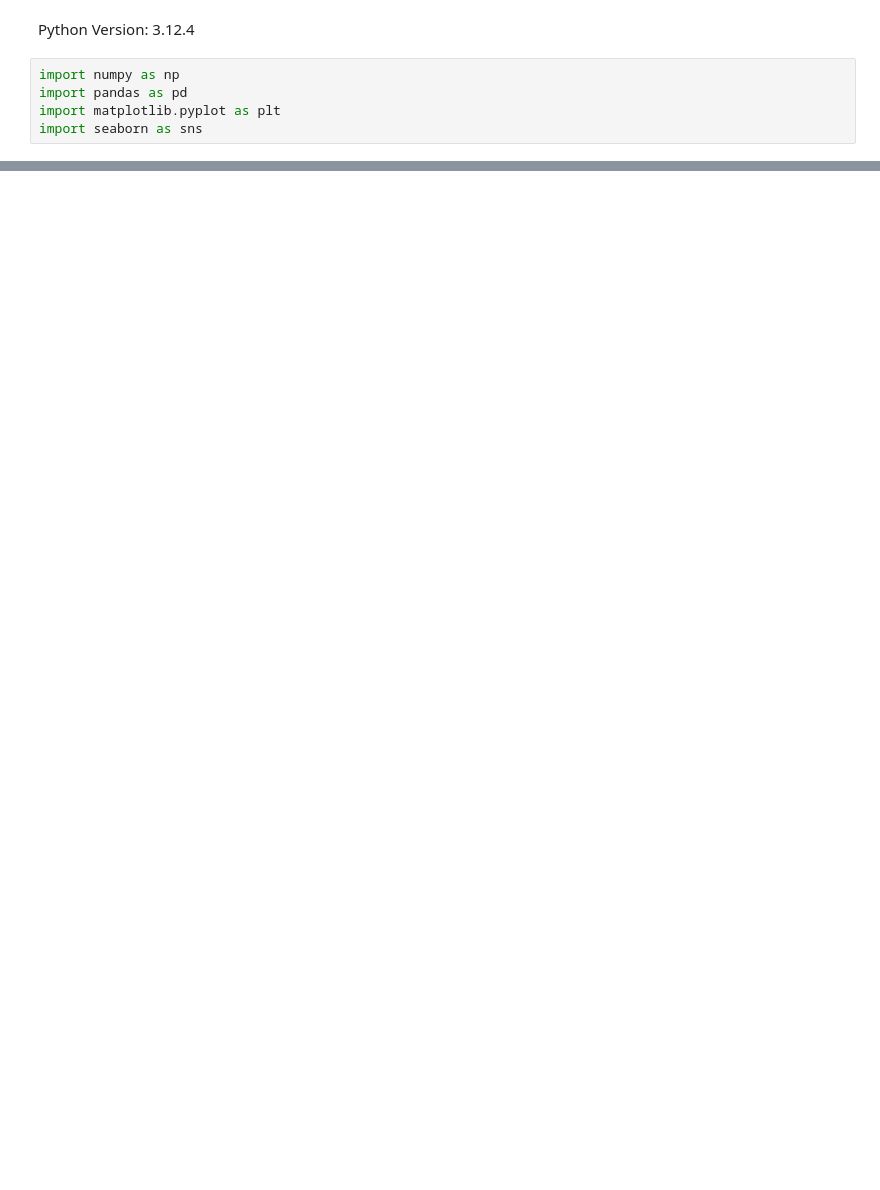
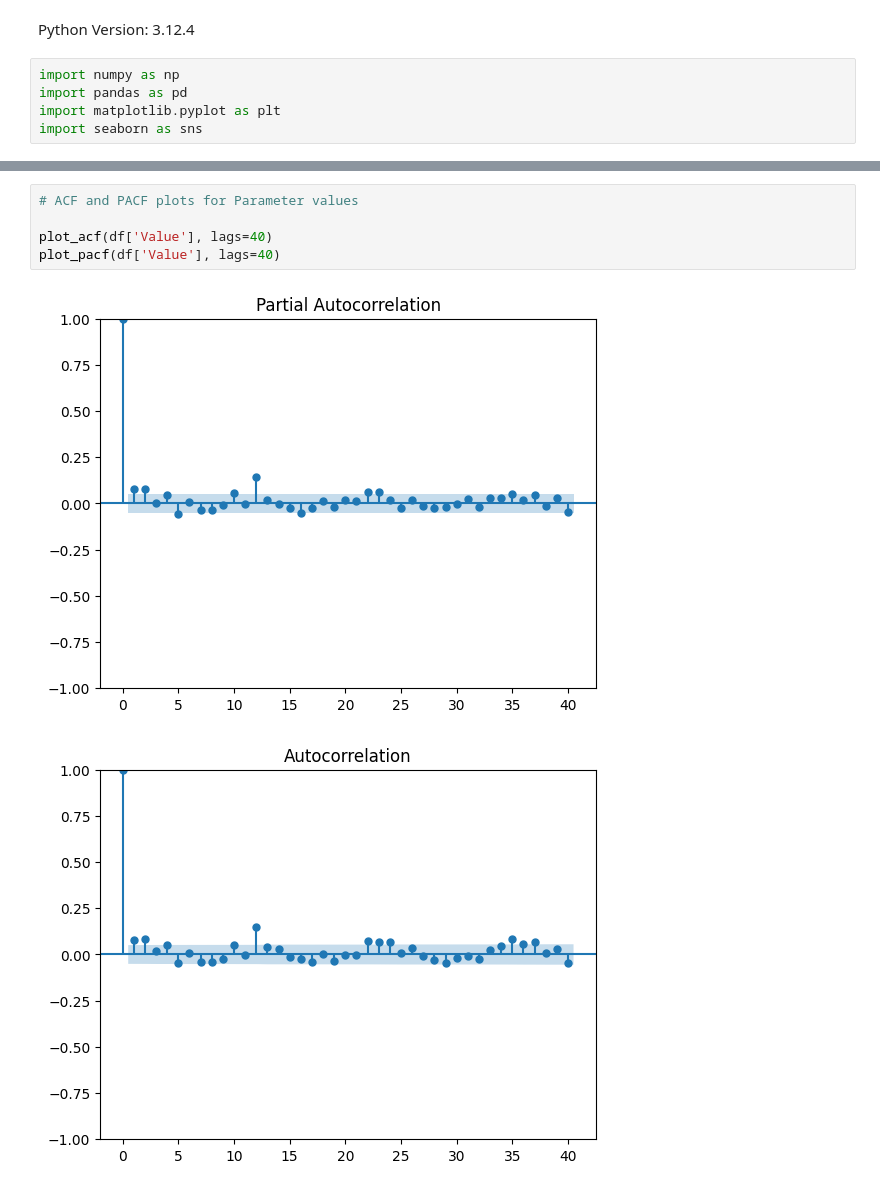
Before and after one commit to phipyao/ds4002-project-2, a Jupyter notebook: SCRIPTS/code-2.ipynb, the cells around one changed output, grey strips where cells are left out. Drawn from its saved outputs; the diff is of its cells as text; blank space fills up the shorter version.

```diff
--- a/SCRIPTS/code-2.ipynb
+++ b/SCRIPTS/code-2.ipynb
@@ -24,0 +134,8 @@ from statsmodels.tsa.stattools import adfuller
+# %%
+# ACF and PACF plots for Parameter values
+
+plot_acf(df['Value'], lags=40)
+plot_pacf(df['Value'], lags=40)
+# %% [output]
+[figure, added]
+[figure, added]
```
Also changed, not shown: parts of 17 cells of this notebook.
